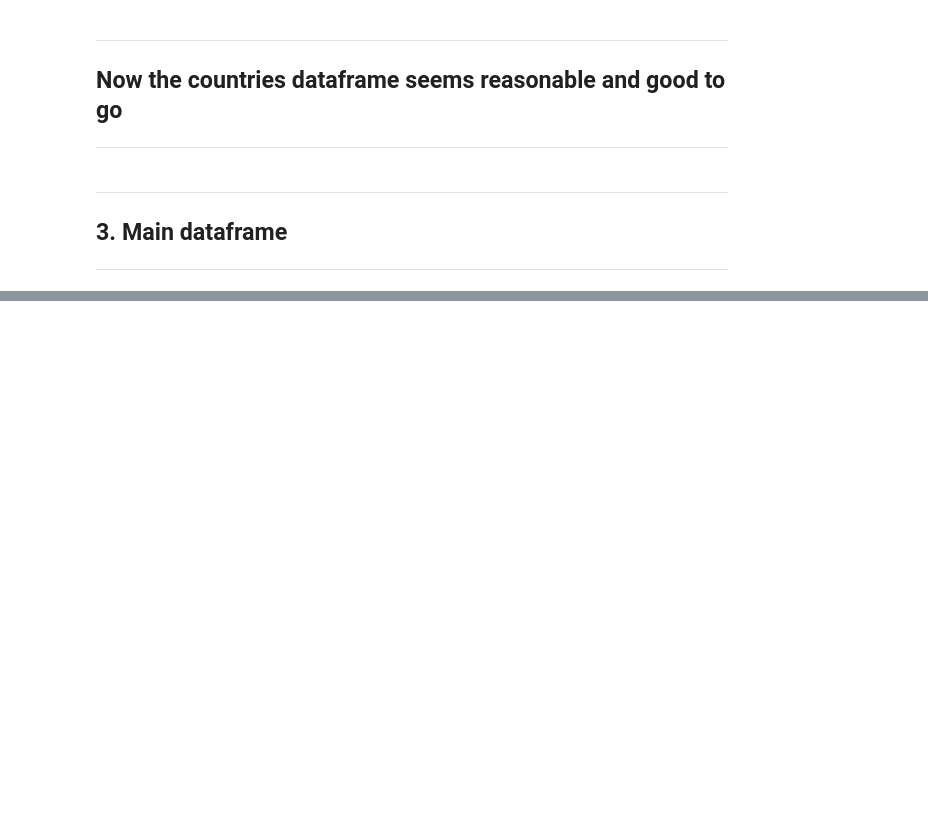
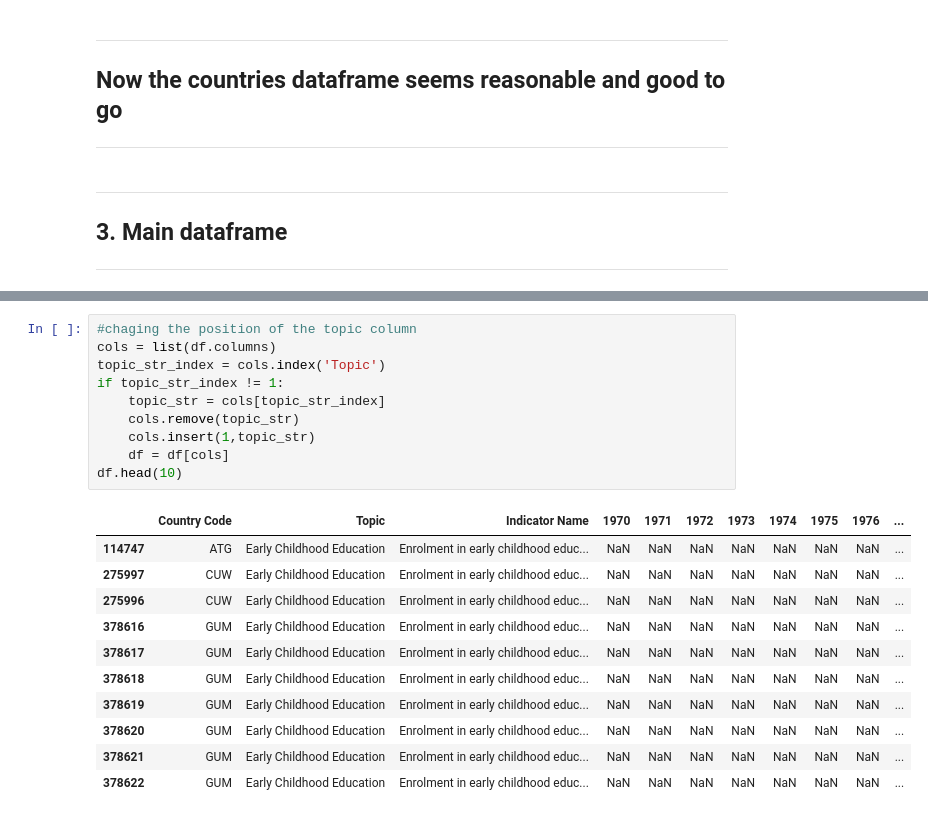
Before and after one commit to Harounnn/eDash, a Jupyter notebook: src/notebook/EDA.ipynb, the cells around one changed output, grey strips where cells are left out. Drawn from its saved outputs; the diff is of its cells as text; blank space fills up the shorter version.

```diff
--- a/src/notebook/EDA.ipynb
+++ b/src/notebook/EDA.ipynb
@@ -220,0 +210,22 @@ UIS: Total net attendance rate, lower secondary, urban, male (%)
+# %%
+#chaging the position of the topic column
+cols = list(df.columns)
+topic_str_index = cols.index('Topic')
+if topic_str_index != 1:
+    topic_str = cols[topic_str_index]
+    cols.remove(topic_str)
+    cols.insert(1,topic_str)
+    df = df[cols]
+df.head(10)
+# %% [output]
+|  | Country Code | Topic | Indicator Name | 1970 | 1971 | 1972 | 1973 | 1974 | 1975 | 1976 | ... |
+| 114747 | ATG | Early Childhood Education | Enrolment in early childhood educ... | NaN | NaN | NaN | NaN | NaN | NaN | NaN | ... |
+| 275997 | CUW | Early Childhood Education | Enrolment in early childhood educ... | NaN | NaN | NaN | NaN | NaN | NaN | NaN | ... |
+| 275996 | CUW | Early Childhood Education | Enrolment in early childhood educ... | NaN | NaN | NaN | NaN | NaN | NaN | NaN | ... |
+| 378616 | GUM | Early Childhood Education | Enrolment in early childhood educ... | NaN | NaN | NaN | NaN | NaN | NaN | NaN | ... |
+| 378617 | GUM | Early Childhood Education | Enrolment in early childhood educ... | NaN | NaN | NaN | NaN | NaN | NaN | NaN | ... |
+| 378618 | GUM | Early Childhood Education | Enrolment in early childhood educ... | NaN | NaN | NaN | NaN | NaN | NaN | NaN | ... |
+| 378619 | GUM | Early Childhood Education | Enrolment in early childhood educ... | NaN | NaN | NaN | NaN | NaN | NaN | NaN | ... |
+| 378620 | GUM | Early Childhood Education | Enrolment in early childhood educ... | NaN | NaN | NaN | NaN | NaN | NaN | NaN | ... |
+| 378621 | GUM | Early Childhood Education | Enrolment in early childhood educ... | NaN | NaN | NaN | NaN | NaN | NaN | NaN | ... |
+| 378622 | GUM | Early Childhood Education | Enrolment in early childhood educ... | NaN | NaN | NaN | NaN | NaN | NaN | NaN | ... |
```
Also changed, not shown: parts of 13 cells of this notebook.
